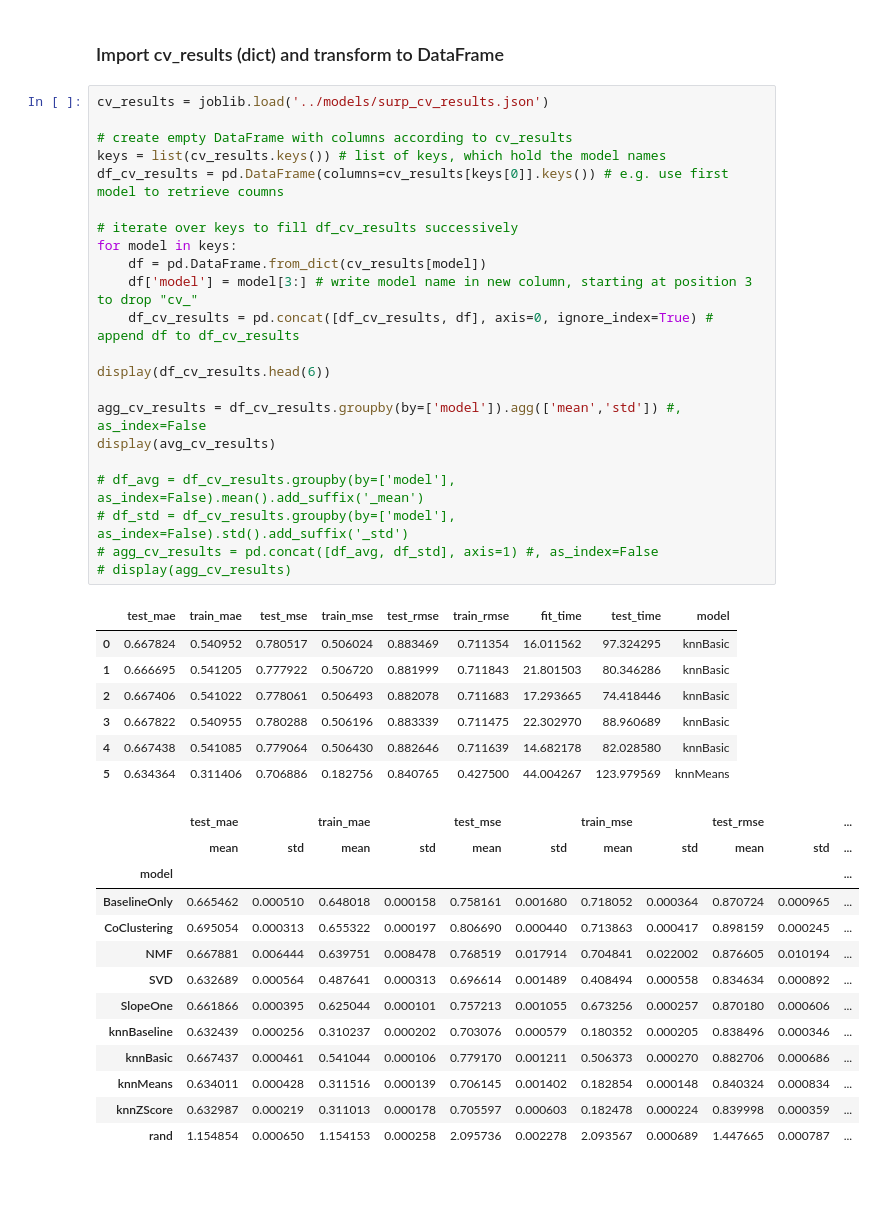
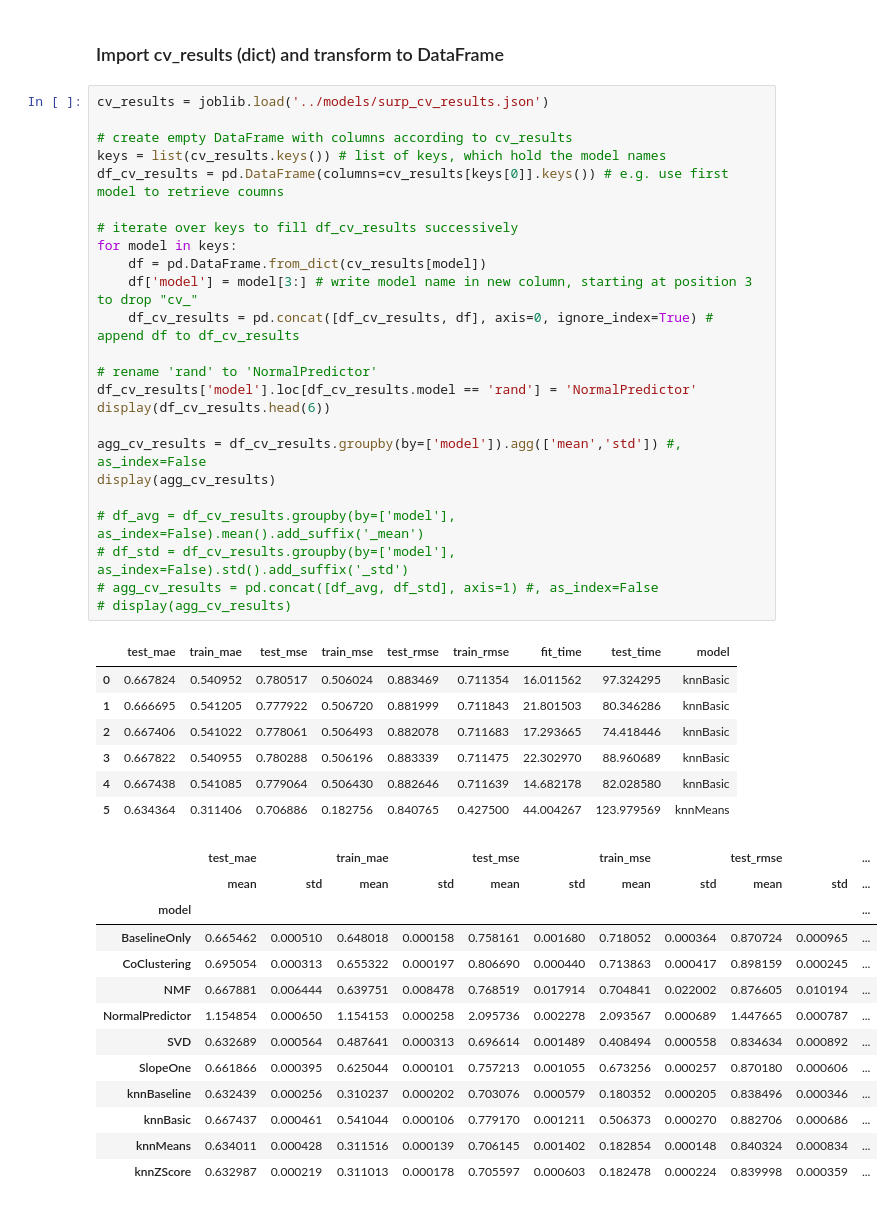
Before and after one commit to lebenaba/movie_recommendation, a Jupyter notebook: notebooks/plots_surprise_evaluation.ipynb, the cells around one changed output. Drawn from its saved outputs; the diff is of its cells as text.

```diff
--- a/notebooks/plots_surprise_evaluation.ipynb
+++ b/notebooks/plots_surprise_evaluation.ipynb
@@ -18,41 +18,43 @@ keys = list(cv_results.keys()) # list of keys, which hold the model names
 df_cv_results = pd.DataFrame(columns=cv_results[keys[0]].keys()) # e.g. use first model to retrieve coumns
 
 # iterate over keys to fill df_cv_results successively
 for model in keys:
     df = pd.DataFrame.from_dict(cv_results[model])
     df['model'] = model[3:] # write model name in new column, starting at position 3 to drop "cv_"
     df_cv_results = pd.concat([df_cv_results, df], axis=0, ignore_index=True) # append df to df_cv_results
 
+# rename 'rand' to 'NormalPredictor'
+df_cv_results['model'].loc[df_cv_results.model == 'rand'] = 'NormalPredictor'
 display(df_cv_results.head(6))
 
 agg_cv_results = df_cv_results.groupby(by=['model']).agg(['mean','std']) #, as_index=False
-display(avg_cv_results)
+display(agg_cv_results)
 
 # df_avg = df_cv_results.groupby(by=['model'], as_index=False).mean().add_suffix('_mean')
 # df_std = df_cv_results.groupby(by=['model'], as_index=False).std().add_suffix('_std')
 # agg_cv_results = pd.concat([df_avg, df_std], axis=1) #, as_index=False
 # display(agg_cv_results)
 # %% [output]
 |  | test_mae | train_mae | test_mse | train_mse | test_rmse | train_rmse | fit_time | test_time | model |
 | 0 | 0.667824 | 0.540952 | 0.780517 | 0.506024 | 0.883469 | 0.711354 | 16.011562 | 97.324295 | knnBasic |
 | 1 | 0.666695 | 0.541205 | 0.777922 | 0.506720 | 0.881999 | 0.711843 | 21.801503 | 80.346286 | knnBasic |
 | 2 | 0.667406 | 0.541022 | 0.778061 | 0.506493 | 0.882078 | 0.711683 | 17.293665 | 74.418446 | knnBasic |
 | 3 | 0.667822 | 0.540955 | 0.780288 | 0.506196 | 0.883339 | 0.711475 | 22.302970 | 88.960689 | knnBasic |
 | 4 | 0.667438 | 0.541085 | 0.779064 | 0.506430 | 0.882646 | 0.711639 | 14.682178 | 82.028580 | knnBasic |
 | 5 | 0.634364 | 0.311406 | 0.706886 | 0.182756 | 0.840765 | 0.427500 | 44.004267 | 123.979569 | knnMeans |
 |  | test_mae |  | train_mae |  | test_mse |  | train_mse |  | test_rmse |  | ... |
 |  | mean | std | mean | std | mean | std | mean | std | mean | std | ... |
 | model |  |  |  |  |  |  |  |  |  |  | ... |
 | BaselineOnly | 0.665462 | 0.000510 | 0.648018 | 0.000158 | 0.758161 | 0.001680 | 0.718052 | 0.000364 | 0.870724 | 0.000965 | ... |
 | CoClustering | 0.695054 | 0.000313 | 0.655322 | 0.000197 | 0.806690 | 0.000440 | 0.713863 | 0.000417 | 0.898159 | 0.000245 | ... |
 | NMF | 0.667881 | 0.006444 | 0.639751 | 0.008478 | 0.768519 | 0.017914 | 0.704841 | 0.022002 | 0.876605 | 0.010194 | ... |
+| NormalPredictor | 1.154854 | 0.000650 | 1.154153 | 0.000258 | 2.095736 | 0.002278 | 2.093567 | 0.000689 | 1.447665 | 0.000787 | ... |
 | SVD | 0.632689 | 0.000564 | 0.487641 | 0.000313 | 0.696614 | 0.001489 | 0.408494 | 0.000558 | 0.834634 | 0.000892 | ... |
 | SlopeOne | 0.661866 | 0.000395 | 0.625044 | 0.000101 | 0.757213 | 0.001055 | 0.673256 | 0.000257 | 0.870180 | 0.000606 | ... |
 | knnBaseline | 0.632439 | 0.000256 | 0.310237 | 0.000202 | 0.703076 | 0.000579 | 0.180352 | 0.000205 | 0.838496 | 0.000346 | ... |
 | knnBasic | 0.667437 | 0.000461 | 0.541044 | 0.000106 | 0.779170 | 0.001211 | 0.506373 | 0.000270 | 0.882706 | 0.000686 | ... |
 | knnMeans | 0.634011 | 0.000428 | 0.311516 | 0.000139 | 0.706145 | 0.001402 | 0.182854 | 0.000148 | 0.840324 | 0.000834 | ... |
 | knnZScore | 0.632987 | 0.000219 | 0.311013 | 0.000178 | 0.705597 | 0.000603 | 0.182478 | 0.000224 | 0.839998 | 0.000359 | ... |
-| rand | 1.154854 | 0.000650 | 1.154153 | 0.000258 | 2.095736 | 0.002278 | 2.093567 | 0.000689 | 1.447665 | 0.000787 | ... |
 # %%
 fig = go.Figure()
 
```
Also changed, not shown: parts of 3 cells of this notebook.
